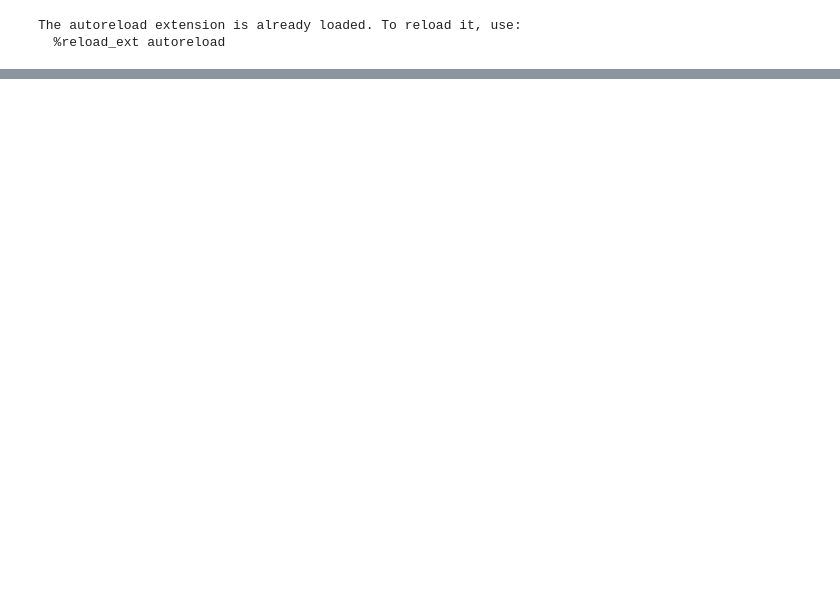
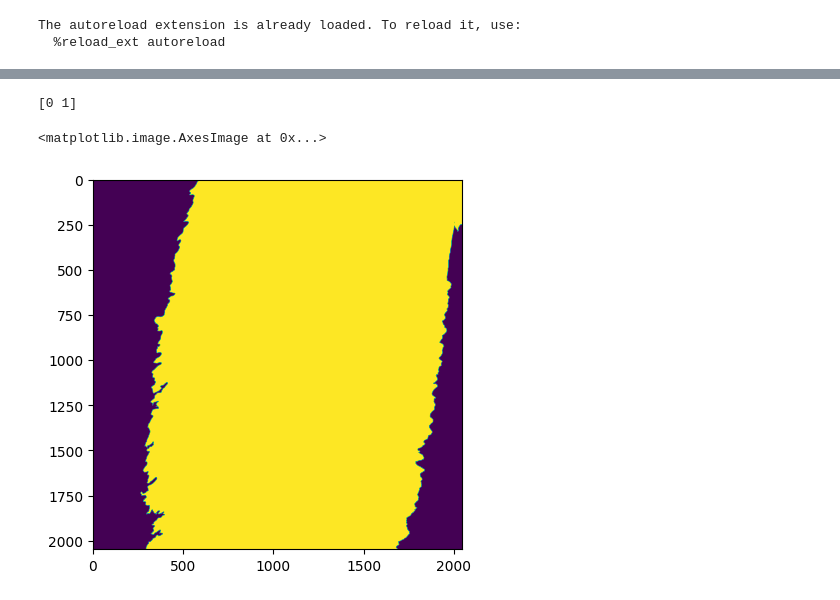
Before and after one commit to obria006/unet_segmentation, a Jupyter notebook: notebooks/1_convert_data.ipynb, the cells around one changed output, grey strips where cells are left out. Saved outputs shown, nothing was run; the diff lists cells and outputs as text; code cells hidden in the pictures; blank space fills up the shorter version.

Commit message:
Adds completed data preprocessing

```diff
--- a/notebooks/1_convert_data.ipynb
+++ b/notebooks/1_convert_data.ipynb
@@ -56,0 +92,9 @@ INFO: Overwrite disabled, so not saving ../data/interim/converted/images\2022050
+# %%
+mpath = f"{data_dir}/masks/20220509/E17.5  a/E17.5  a_000008.tif"
+img = tifffile.imread(mpath)
+print(np.unique(img))
+plt.imshow(img)
+# %% [output]
+[0 1]
+<matplotlib.image.AxesImage at 0x...>
+[figure, added]
```
Also changed, not shown: parts of 18 cells of this notebook, 6 other files.
